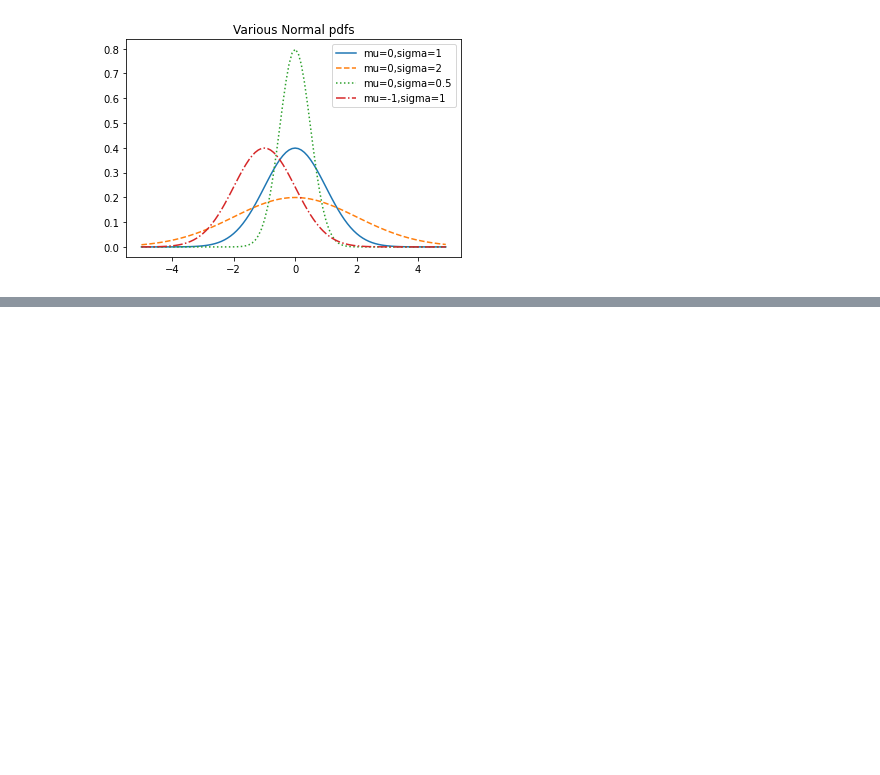
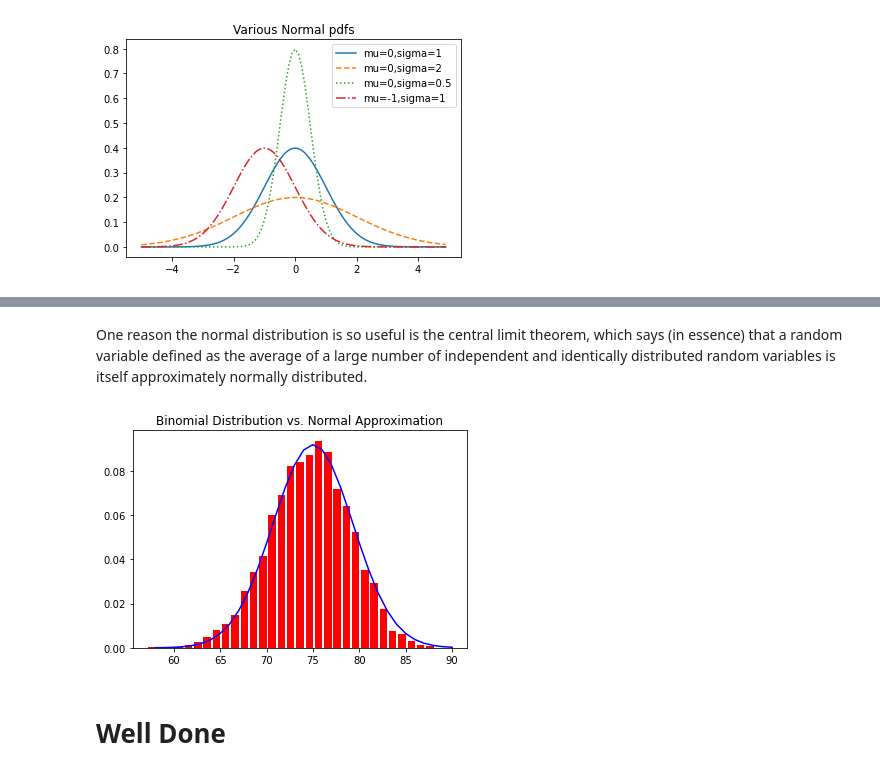
Before and after one commit to Zahed-Golabi/Data-Science-from-Scratch-Joel_Grus, a Jupyter notebook: 6. Probability/Probability.ipynb, the cells around one changed output, grey strips where cells are left out. Saved outputs shown, nothing was run; the diff lists cells and outputs as text; code cells hidden in the pictures; blank space fills up the shorter version.

Commit message:
central limit theorem

```diff
--- a/6. Probability/Probability.ipynb
+++ b/6. Probability/Probability.ipynb
@@ -119,0 +122,10 @@ def inverse_normal_cdf(p, mu=0, sigma=1, tolerance=0.00001):
+# %% [markdown]
+One reason the normal distribution is so useful is the central limit theorem, which says (in
+essence) that a random variable defined as the average of a large number of independent
+and identically distributed random variables is itself approximately normally distributed.
+# %%
+def bernoulli_trial(p):
+    return 1 if random.random() < p else 0
+# %%
+def binomial(n, p):
+    return sum(bernoulli_trial(p) for _ in range(n))
@@ -119,0 +134,24 @@ def inverse_normal_cdf(p, mu=0, sigma=1, tolerance=0.00001):
+# %%
+def make_hist(p, n, num_points):
+
+    data = [binomial(n,p) for _ in range(num_points)]
+
+    # use a bar chart to show the actual binomial samples
+    histogram = Counter(data)
+    plt.bar([x - 0.4 for x in histogram.keys()],
+           [v / num_points for v in histogram.values()],
+           0.8,
+           color="red")
+    mu = p * n
+    sigma = math.sqrt(n * p * (1 - p))
+    xs = range(min(data), max(data) + 1)
+    ys = [normal_cdf(i + 0.5, mu, sigma) - normal_cdf(i - 0.5, mu, sigma) for i in xs]
+    plt.plot(xs,ys, color="blue")
+    plt.title("Binomial Distribution vs. Normal Approximation")
+    plt.show()
+# %%
+make_hist(0.75, 100, 10000)
+# %% [output]
+[figure, added]
+# %% [markdown]
+# Well Done
```
Also changed, not shown: parts of 12 cells of this notebook.
